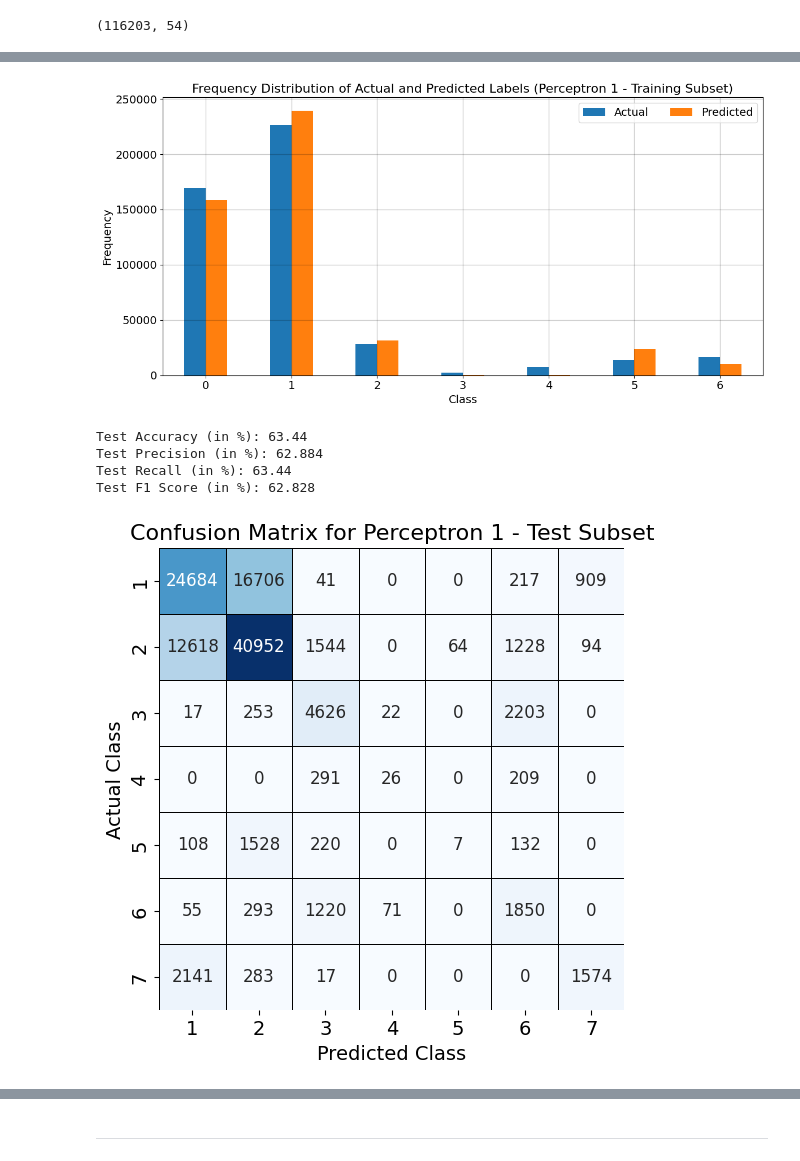
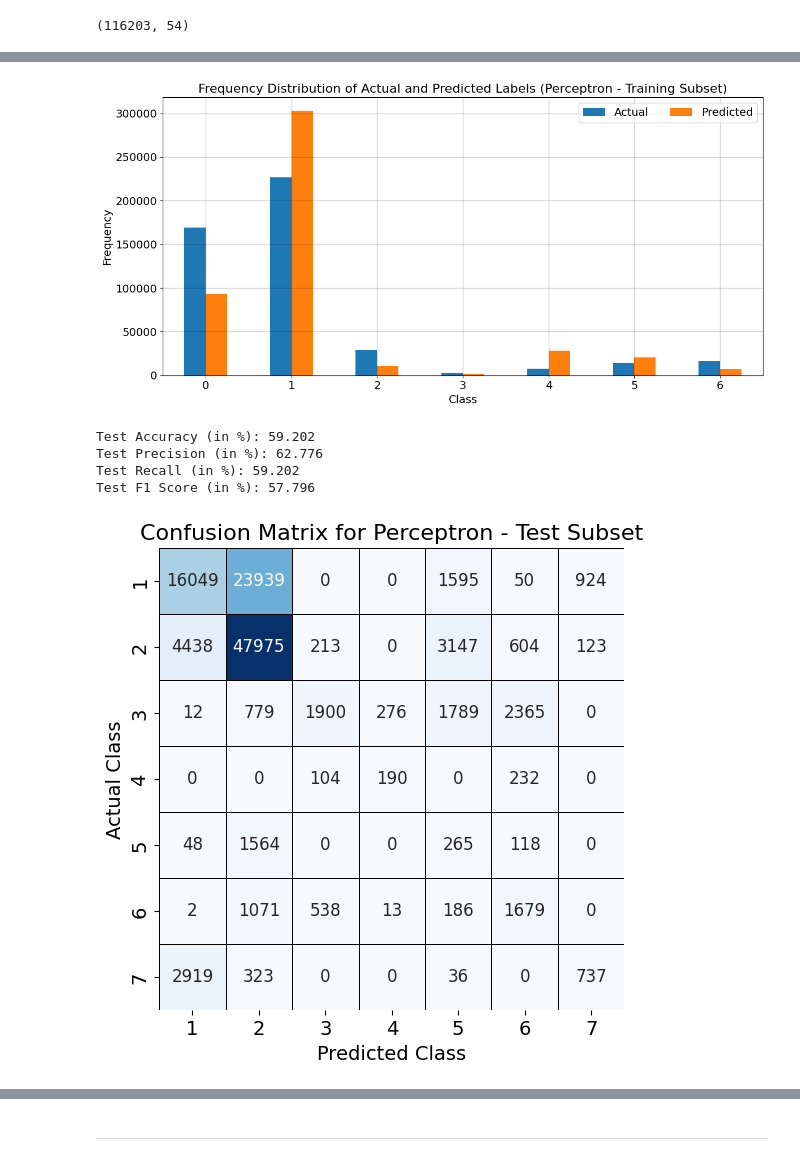
Before and after one commit to Mouleshwar3238/Forest_Cover_Classification, a Jupyter notebook: Perceptron_ForestCover.ipynb, the cells around one changed output, grey strips where cells are left out. Cells and saved outputs as stored; diff of their text form; code cells hidden in the pictures.

Commit message:
Perceptron

```diff
--- a/Perceptron_ForestCover.ipynb
+++ b/Perceptron_ForestCover.ipynb
@@ -46,5 +43,0 @@ X_test.shape
-# %%
-# Initializing and training the perceptron
-pct1 = Perceptron(penalty='l1', max_iter=100)
-pct1.fit(X_train, y_train)
-y_train_pred1 = pct1.predict(X_train)
@@ -50,0 +46,16 @@ y_train_pred1 = pct1.predict(X_train)
+# %%
+# Defining the parameter grid
+param_grid = {
+    'penalty': ['l2', 'l1', 'elasticnet'],
+    'alpha': [0.0001, 0.001, 0.01, 0.1],
+    'max_iter': [100, 200, 300],
+    'eta0': [0.01, 0.1, 1.0],
+    'l1_ratio': [0.1, 0.2, 0.5]
+}
+# %%
+# Initializing the Perceptron model
+perceptron = Perceptron(random_state=42)
+
+# Performing grid search with cross-validation
+grid_search = GridSearchCV(estimator=perceptron, param_grid=param_grid, cv=5, n_jobs=-1, verbose=2)
+grid_search.fit(X_train, y_train)
@@ -51,2 +75,9 @@ y_train_pred1 = pct1.predict(X_train)
+# %%
+# Best estimator
+best_pct = grid_search.best_estimator_
+
+# Making predictions with the best estimator
+y_train_pred = best_pct.predict(X_train)
+y_test_pred = best_pct.predict(X_test)
 # %%
 # Computing the performance metrics for the training subset
@@ -80,7 +111,7 @@ plt.show()
 # %%
 # Plotting the bar graph for frequency distribution of actual and predicted labels (Test Subset)
 actual_labels_train, actual_counts_train = np.unique(y_train, return_counts=True)
-predicted_labels_train1, predicted_counts_train1 = np.unique(y_train_pred1, return_counts=True)
+predicted_labels_train, predicted_counts_train = np.unique(y_train_pred, return_counts=True)
 
 labels_train = np.unique(y_train)
 
@@ -89,11 +120,11 @@ width = 0.25
 
 fig, ax = plt.subplots(figsize=(12,6))
 rects1_train = ax.bar(x_train - width/2, actual_counts_train, width, label='Actual')
-rects2_train = ax.bar(x_train + width/2, predicted_counts_train1, width, label='Predicted')
+rects2_train = ax.bar(x_train + width/2, predicted_counts_train, width, label='Predicted')
 
 ax.set_xlabel('Class', color='black', fontsize=14)
 ax.set_ylabel('Frequency', color='black', fontsize=14)
-ax.set_title('Frequency Distribution of Actual and Predicted Labels (Perceptron 1 - Training Subset)', color='black', fontsize=16)
+ax.set_title('Frequency Distribution of Actual and Predicted Labels (Perceptron - Training Subset)', color='black', fontsize=16)
 ax.set_xticks(x_train)
 ax.tick_params(axis='both', which='major', labelsize=14)
 ax.legend(fontsize=14, ncol=2, loc="upper right")
@@ -103,4 +134,4 @@ ax.set_xlim([-0.5, len(labels_train) - 0.5])
 fig.tight_layout()
 plt.show()
 # %% [output]
-[figure, old version]
+[figure, new version]
@@ -110,32 +138,32 @@ y_test_pred1 = pct1.predict(X_test)
 # %%
 # Computing the performance metrics for the test subset
-test_accuracy1 = accuracy_score(y_test, y_test_pred1)
-test_precision1 = precision_score(y_test, y_test_pred1, average='weighted')
-test_recall1 = recall_score(y_test, y_test_pred1, average='weighted')
-test_f1_1 = f1_score(y_test, y_test_pred1, average='weighted')
+test_accuracy = accuracy_score(y_test, y_test_pred)
+test_precision = precision_score(y_test, y_test_pred, average='weighted')
+test_recall = recall_score(y_test, y_test_pred, average='weighted')
+test_f1 = f1_score(y_test, y_test_pred, average='weighted')
 
-print("Test Accuracy (in %):",round(test_accuracy1*100,3))
-print("Test Precision (in %):",round(test_precision1*100,3))
-print("Test Recall (in %):",round(test_recall1*100,3))
-print("Test F1 Score (in %):",round(test_f1_1*100,3))
+print("Test Accuracy (in %):",round(test_accuracy*100,3))
+print("Test Precision (in %):",round(test_precision*100,3))
+print("Test Recall (in %):",round(test_recall*100,3))
+print("Test F1 Score (in %):",round(test_f1*100,3))
 # %% [output]
-Test Accuracy (in %): 63.44
-Test Precision (in %): 62.884
-Test Recall (in %): 63.44
-Test F1 Score (in %): 62.828
+Test Accuracy (in %): 59.202
+Test Precision (in %): 62.776
+Test Recall (in %): 59.202
+Test F1 Score (in %): 57.796
 # %%
-conf_mat_test1 = confusion_matrix(y_test,y_test_pred1)
+conf_mat_test = confusion_matrix(y_test,y_test_pred)
 
 plt.figure(figsize=(6,6))
-sns.heatmap(conf_mat_test1, annot=True, fmt='d', cmap='Blues', cbar=False, linewidths=0.5, linecolor='black',
-            xticklabels=pct1.classes_, yticklabels=pct1.classes_, annot_kws={"size": 12})
+sns.heatmap(conf_mat_test, annot=True, fmt='d', cmap='Blues', cbar=False, linewidths=0.5, linecolor='black',
+            xticklabels=best_pct.classes_, yticklabels=best_pct.classes_, annot_kws={"size": 12})
 plt.xlabel('Predicted Class', color='black', fontsize=14)
 plt.ylabel('Actual Class', color='black', fontsize=14)
-plt.title('Confusion Matrix for Perceptron 1 - Test Subset', color='black', fontsize=16)
+plt.title('Confusion Matrix for Perceptron - Test Subset', color='black', fontsize=16)
 plt.tick_params(axis='both', which='major', labelsize=14)
 plt.show()
 # %% [output]
-[figure, old version]
+[figure, new version]
 # %%
 # Plotting the bar graph for frequency distribution of actual and predicted labels (Test Subset)
 actual_labels_test, actual_counts_test = np.unique(y_test, return_counts=True)
```
Also changed, not shown: parts of 27 cells of this notebook.
